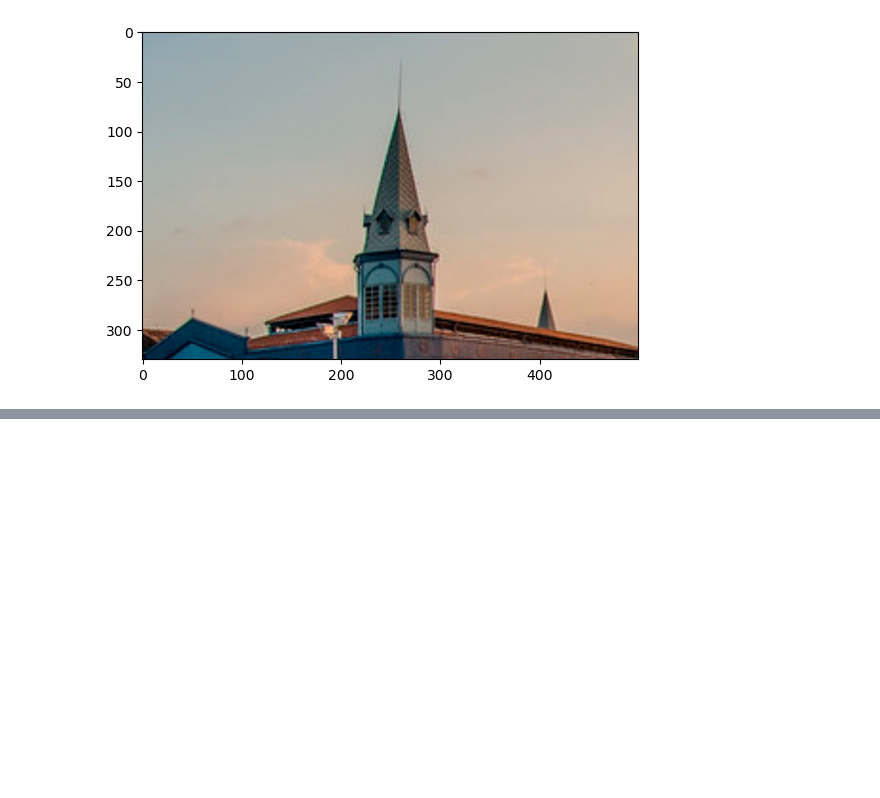
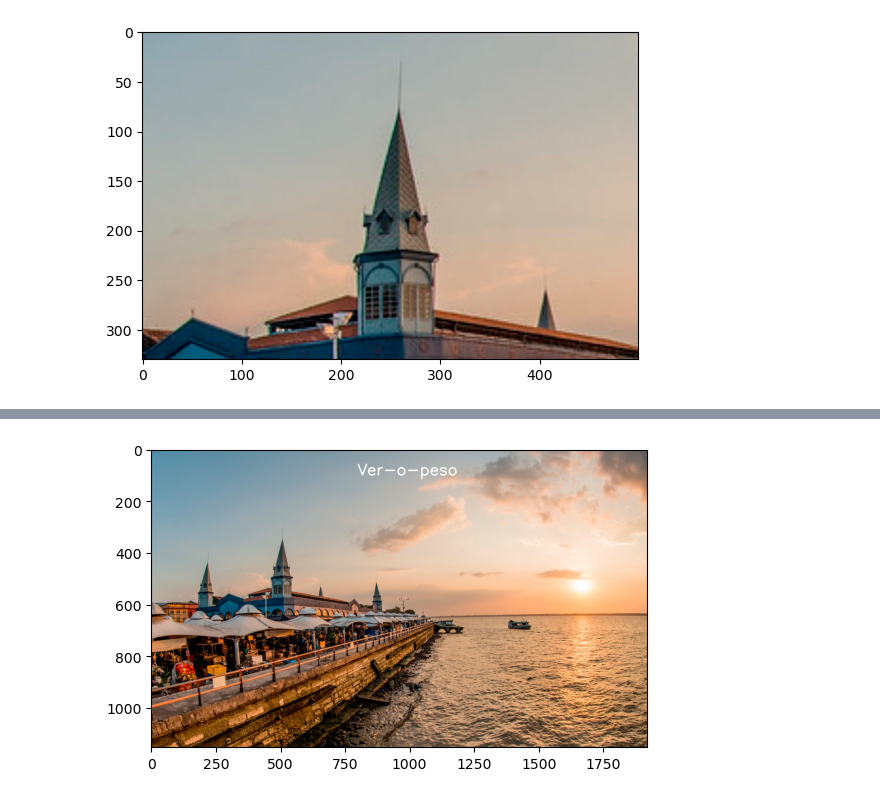
Before and after one commit to ramoneirao/visao-computacional, a Jupyter notebook: notebooks/image processing/processamento.ipynb, the cells around one changed output, grey strips where cells are left out. Saved outputs shown, nothing was run; the diff lists cells and outputs as text; code cells hidden in the pictures; blank space fills up the shorter version.

```diff
--- a/notebooks/image processing/processamento.ipynb
+++ b/notebooks/image processing/processamento.ipynb
@@ -102,0 +127,12 @@ plt.show()
+# %%
+# Escrevendo textos em imagens
+imagem_rgb = cv2.cvtColor(imagem, cv2.COLOR_BGR2RGB)
+fonte = cv2.FONT_HERSHEY_SIMPLEX
+linha = cv2.LINE_AA
+cv2.putText(imagem_rgb, 'Ver-o-peso', (800, 100), fonte, 2, (255, 255, 255), 3, linha)
+# (imagem, texto, posição, fonte, tamanho da fonte, cor, espessura, linha)
+
+plt.imshow(imagem_rgb)
+plt.show()
+# %% [output]
+[figure, added]
```
Also changed, not shown: parts of 9 cells of this notebook.
